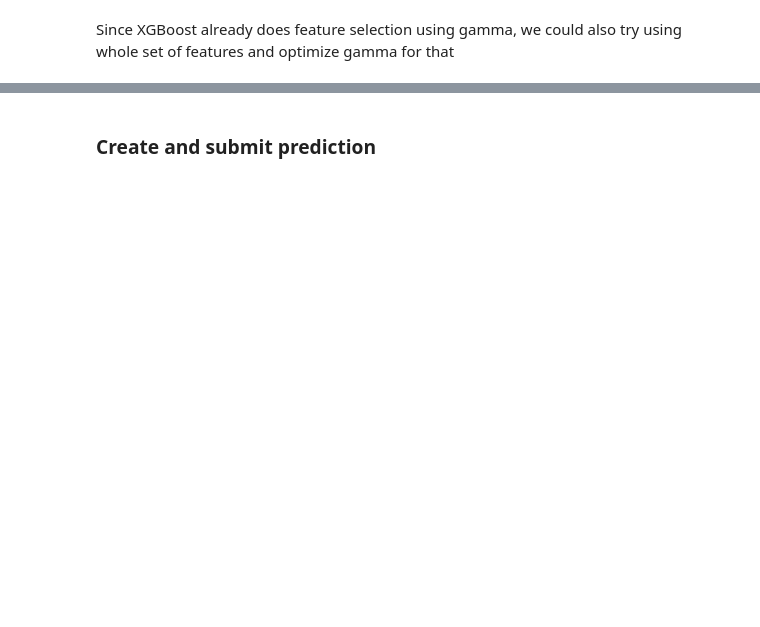
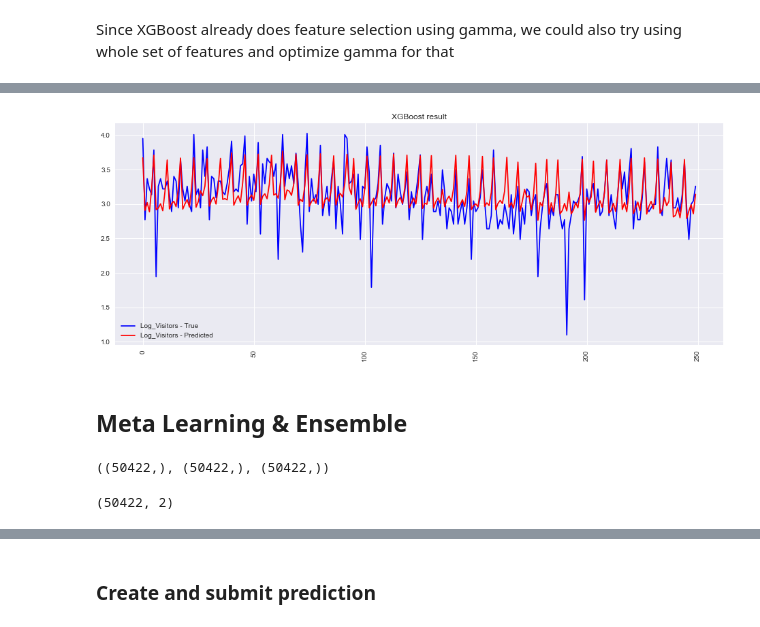
Before and after one commit to EulerFaria/Machine-Learning-Final-Project, a Jupyter notebook: Recruit Restaurant Visitor Forecasting.ipynb, the cells around one changed output, grey strips where cells are left out. Saved outputs shown, nothing was run; the diff lists cells and outputs as text; code cells hidden in the pictures; blank space fills up the shorter version.

```diff
--- a/Recruit Restaurant Visitor Forecasting.ipynb
+++ b/Recruit Restaurant Visitor Forecasting.ipynb
@@ -802,4 +805,0 @@ plt.show()
-# %%
-#Let's use all features
-predictors = [x for x in train.columns if x not in ['visitors_log','avg_temperature','precipitation',
-                                                    'reserve_ahead_seconds','reserve_visitors'] ]
@@ -966,0 +859,3 @@ plt.show()
+# %%
+paramsBO = lgbBO.res['max']['max_params']
+paramsBO
@@ -966,0 +866,12 @@ plt.show()
+# %%
+reg = lgb.LGBMRegressor(max_depth= 10,
+                        min_child_weight= int(paramsBO['min_child_weight']),
+                        subsample =  max(min(paramsBO['subsample'], 1), 0),#1,
+                        colsample_bytree= max(min(paramsBO['colsample_bytree'], 1), 0),
+#                       reg_lambda= max(paramsBO['reg_lambda'], 0),
+                        n_jobs=7,
+                        n_estimators=200) # Get some more trees
+
+reg.fit(train[predictors],train[target]) # Fit best Model on whole train data
+                                         # If you want to see the results from the cross-val you run the function
+                                         # with verbose = True
@@ -966,0 +897,5 @@ plt.show()
+# %%
+ypred = reg.predict(valid[predictors])
+ytrue= valid[target].values
+
+ytrue.shape,ypred.shape
@@ -966,0 +920,22 @@ plt.show()
+# %%
+n_samples = 250
+fig = plt.figure(figsize=(16,6))
+
+plt.plot(ytrue[:n_samples], c = 'blue',label='Log_Visitors - True')
+
+plt.plot(ypred[:n_samples], c = 'red', label='Log_Visitors - Predicted')
+
+
+plt.xticks(rotation=90)
+#plt.xscale('log')
+plt.title('XGBoost result')
+plt.xlabel('')
+plt.ylabel('')
+#plt.ylim([-25e-6,25e-6])
+plt.grid('on')
+plt.legend()
+plt.show()
+# %% [output]
+[figure, added]
+# %% [markdown]
+## Meta Learning & Ensemble
@@ -966,0 +950,9 @@ plt.show()
+# %%
+ypred_xgb.shape,ypred_lgb.shape,ypred_ens.shape
+# %% [output]
+((50422,), (50422,), (50422,))
+# %%
+feats=np.concatenate([ypred_lgb[:,None],ypred_xgb[:,None]],axis=1)
+feats.shape
+# %% [output]
+(50422, 2)
```
Also changed, not shown: parts of 74 cells of this notebook.
